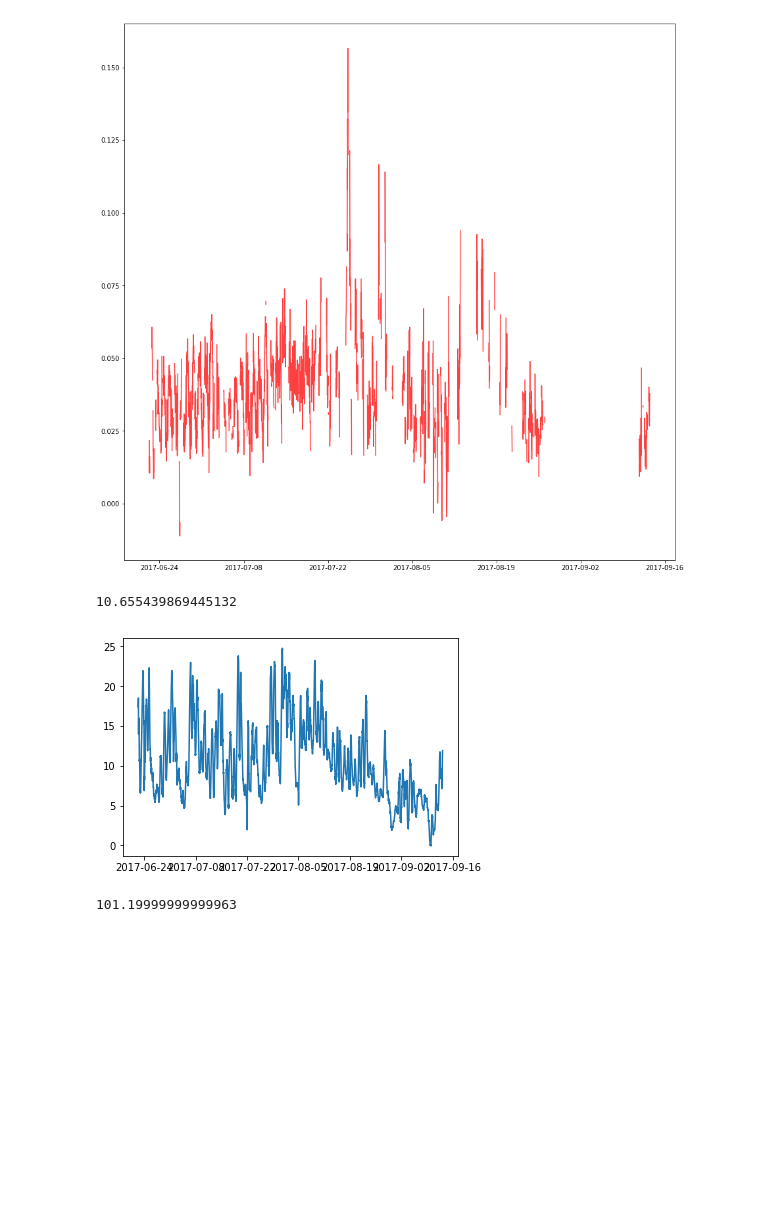
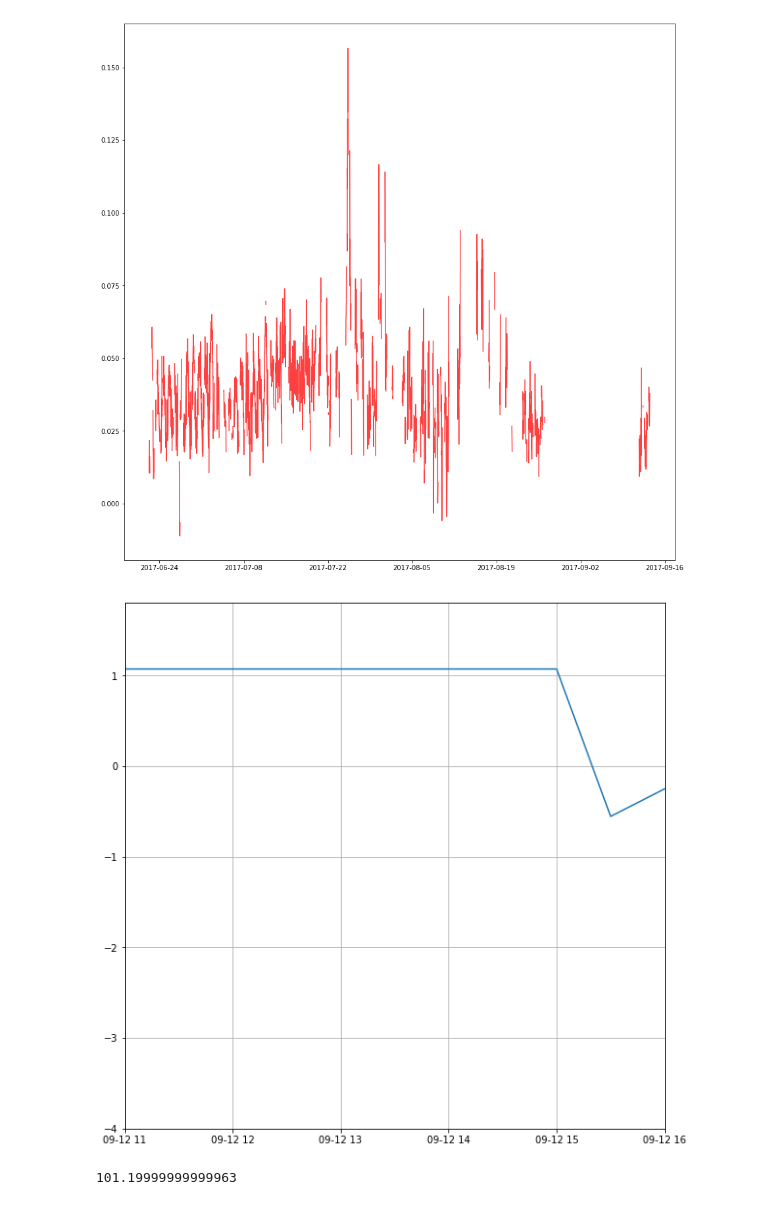
Before and after one commit to June-Skeeter/FishIsland_Processing, a Jupyter notebook: FishIsland_DataCompilder.ipynb, the cells around one changed output. Cells and saved outputs as stored; diff of their text form; code cells hidden in the pictures; blank space fills up the shorter version.

```diff
--- a/FishIsland_DataCompilder.ipynb
+++ b/FishIsland_DataCompilder.ipynb
@@ -148,16 +149,16 @@ plt.plot(Data['ch4_flux'],color = Red)
 # %% [output]
 [<matplotlib.lines.Line2D at 0x...>]
 [figure]
-# %%
-plt.figure()
-plt.plot(Data['UTC'],Data['AirTC_Avg'])
-Data = Data.ffill()
-print(Data['AirTC_Avg'].mean())
-plt.show()
-# print(Data)
-# %% [output]
-10.655439869445132
-[figure, removed]
+# %%
+plt.figure(figsize=(10,10))
+plt.plot(Data['co2_flux'])
+Data = Data.ffill()
+plt.xlim('2017-09-12 11:00:00','2017-09-12 16:00:00')
+plt.grid()
+# ['2017-08-28 00:00:00','2017-09-11 16:00:00'],['2017-09-12 07:30:00','2017-09-12 15:00:00']
+# print(Data)
+# %% [output]
+[figure, added]
 # %%
 # Data.to_csv('FI_Data.csv')
 # %%
```
Also changed, not shown: parts of 1 cell of this notebook, 1 other file.
